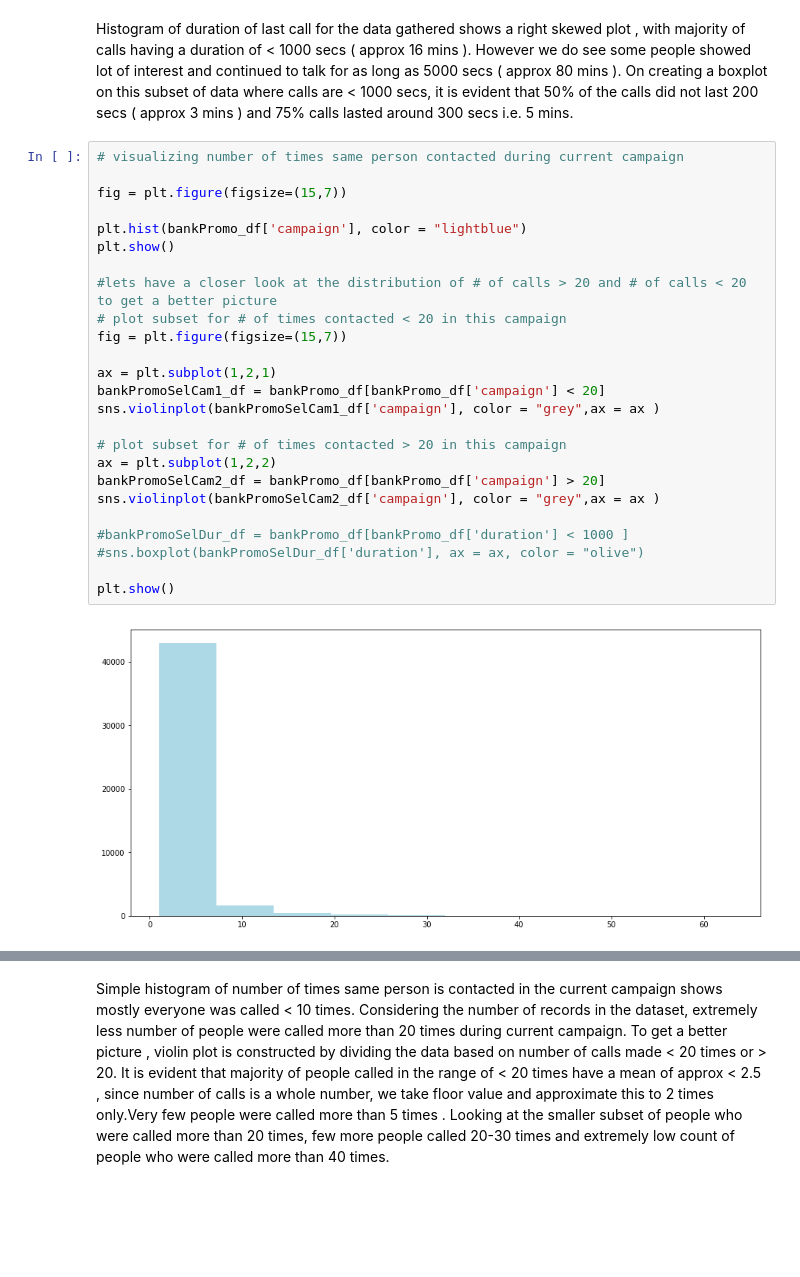
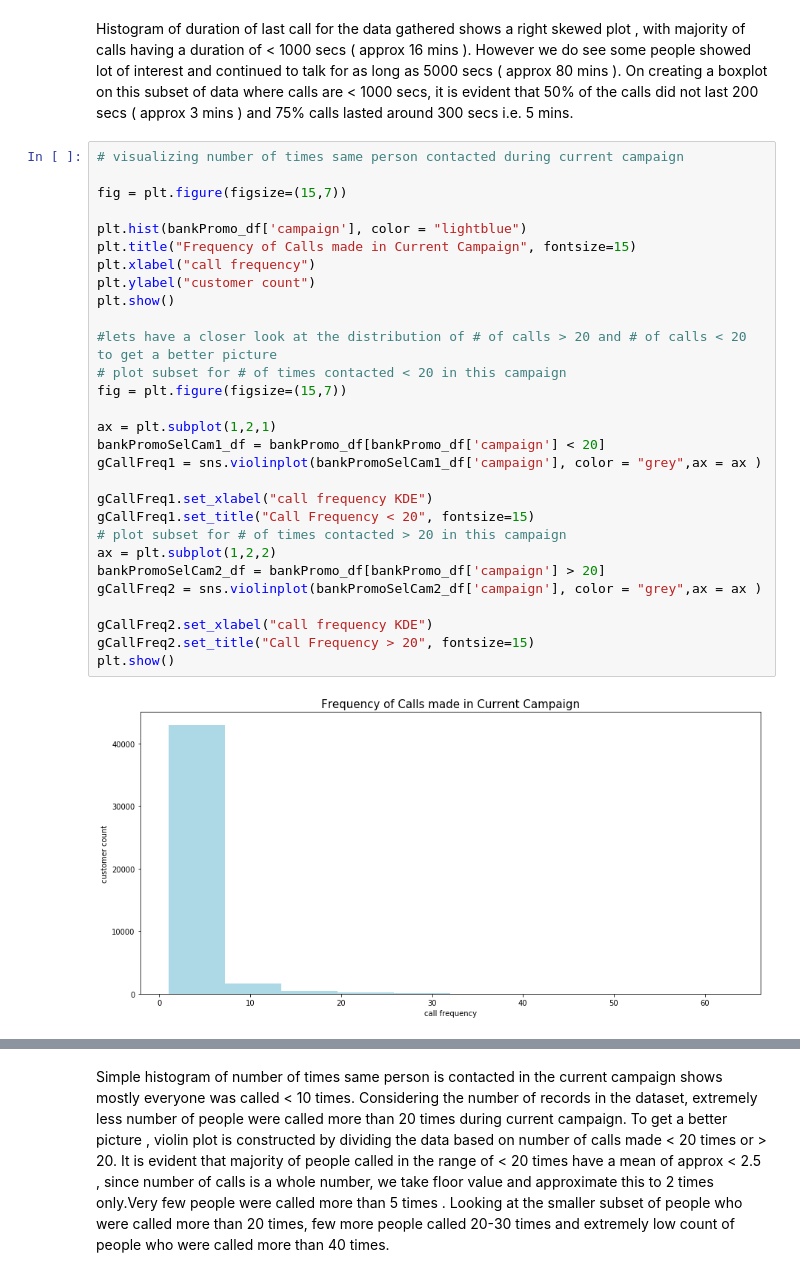
Before and after one commit to nhendersonkuns/awesomedataminers, a Jupyter notebook: BankPromotionDataAnalysis.ipynb, the cells around one changed output, grey strips where cells are left out. Cells and saved outputs as stored; diff of their text form; blank space fills up the shorter version.

```diff
--- a/BankPromotionDataAnalysis.ipynb
+++ b/BankPromotionDataAnalysis.ipynb
@@ -522,27 +532,31 @@ However we do see some people showed lot of interest and continued to talk for a
 # %%
 # visualizing number of times same person contacted during current campaign
 
 fig = plt.figure(figsize=(15,7))
 
 plt.hist(bankPromo_df['campaign'], color = "lightblue")
+plt.title("Frequency of Calls made in Current Campaign", fontsize=15)
+plt.xlabel("call frequency")
+plt.ylabel("customer count")
 plt.show()
 
 #lets have a closer look at the distribution of # of calls > 20 and # of calls < 20 to get a better picture
 # plot subset for # of times contacted < 20 in this campaign
 fig = plt.figure(figsize=(15,7))
 
 ax = plt.subplot(1,2,1)
 bankPromoSelCam1_df = bankPromo_df[bankPromo_df['campaign'] < 20]
-sns.violinplot(bankPromoSelCam1_df['campaign'], color = "grey",ax = ax )
+gCallFreq1 = sns.violinplot(bankPromoSelCam1_df['campaign'], color = "grey",ax = ax )
 
+gCallFreq1.set_xlabel("call frequency KDE")
+gCallFreq1.set_title("Call Frequency < 20", fontsize=15)
 # plot subset for # of times contacted > 20 in this campaign
 ax = plt.subplot(1,2,2)
 bankPromoSelCam2_df = bankPromo_df[bankPromo_df['campaign'] > 20]
-sns.violinplot(bankPromoSelCam2_df['campaign'], color = "grey",ax = ax )
+gCallFreq2 = sns.violinplot(bankPromoSelCam2_df['campaign'], color = "grey",ax = ax )
 
-#bankPromoSelDur_df = bankPromo_df[bankPromo_df['duration'] < 1000 ]
-#sns.boxplot(bankPromoSelDur_df['duration'], ax = ax, color = "olive")
-
+gCallFreq2.set_xlabel("call frequency KDE")
+gCallFreq2.set_title("Call Frequency > 20", fontsize=15)
 plt.show()
 # %% [output]
-[figure, old version]
+[figure, new version]
```
Also changed, not shown: parts of 11 cells of this notebook.
